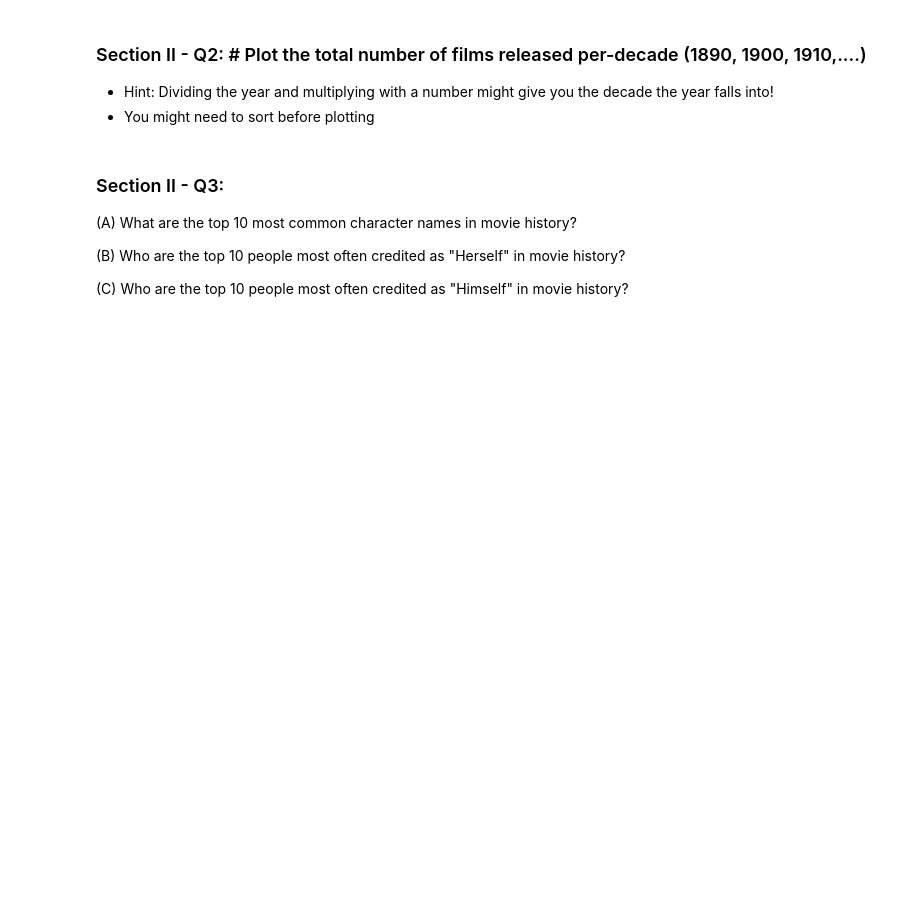
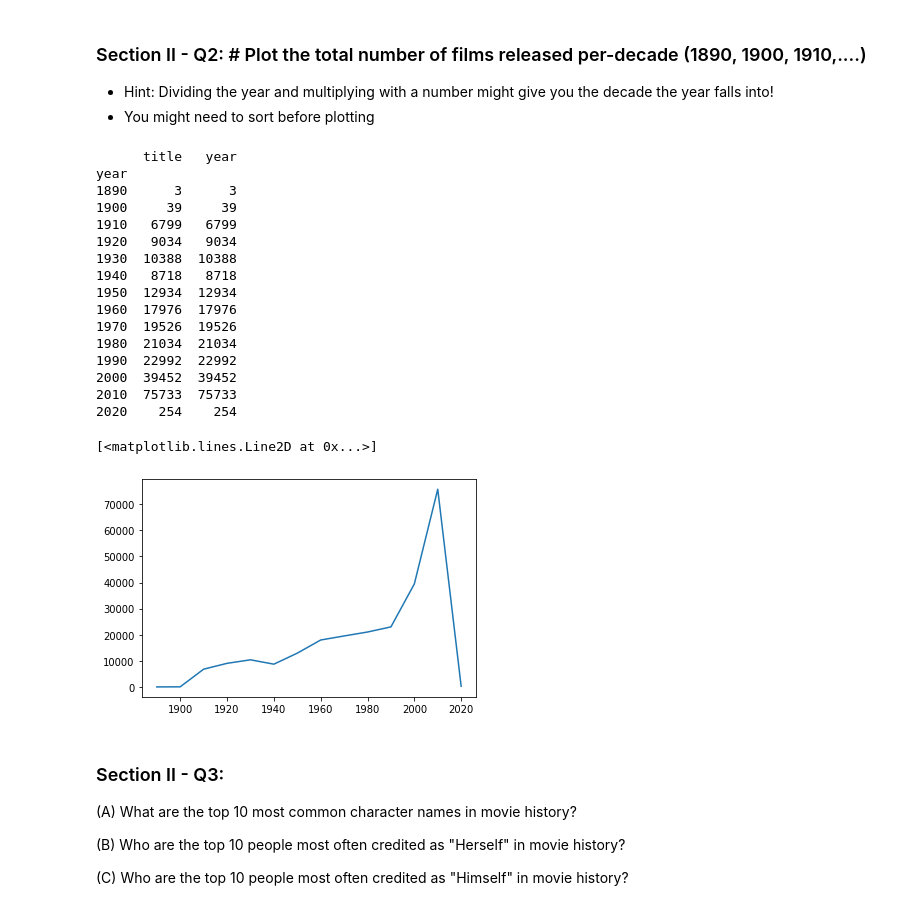
Before and after one commit to rrmorris2102/ucsd-mle, a Jupyter notebook: mec-mini-projects/mec-5.3.10-data-wranging-with-pandas-mini-project/Mini_Project_Data_Wrangling_Pandas.ipynb, the cells around one changed output. Drawn from its saved outputs; the diff is of its cells as text; code cells hidden in the pictures; blank space fills up the shorter version.

```diff
--- a/mec-mini-projects/mec-5.3.10-data-wranging-with-pandas-mini-project/Mini_Project_Data_Wrangling_Pandas.ipynb
+++ b/mec-mini-projects/mec-5.3.10-data-wranging-with-pandas-mini-project/Mini_Project_Data_Wrangling_Pandas.ipynb
@@ -354,6 +391,36 @@ top_movies.sort_values('count', ascending=False).head(3)
 ### Section II - Q2: # Plot the total number of films released per-decade (1890, 1900, 1910,....)
 - Hint: Dividing the year and multiplying with a number might give you the decade the year falls into!
 - You might need to sort before plotting
+# %%
+from datetime import datetime
+
+# https://stackoverflow.com/questions/17764619/pandas-dataframe-group-year-index-by-decade
+df = movies[movies['year'] <= datetime.now().year]
+df = df.groupby((movies['year']//10)*10).count()
+#hamlet_df.sort_values('year', ascending=True)
+print(df)
+x=df.index
+y=df['title']
+plt.plot(x,y)
+# %% [output]
+      title   year
+year
+1890      3      3
+1900     39     39
+1910   6799   6799
+1920   9034   9034
+1930  10388  10388
+1940   8718   8718
+1950  12934  12934
+1960  17976  17976
+1970  19526  19526
+1980  21034  21034
+1990  22992  22992
+2000  39452  39452
+2010  75733  75733
+2020    254    254
+[<matplotlib.lines.Line2D at 0x...>]
+[figure, added]
 # %% [markdown]
 ### Section II - Q3:
 
```
Also changed, not shown: parts of 21 cells of this notebook, 3 other files.
